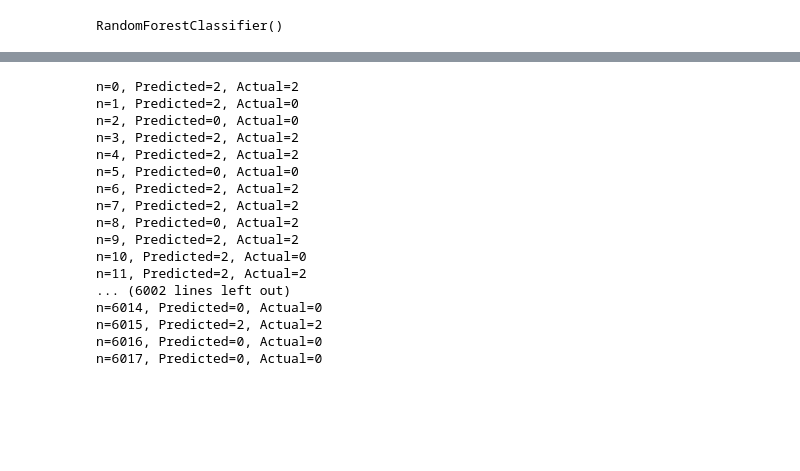
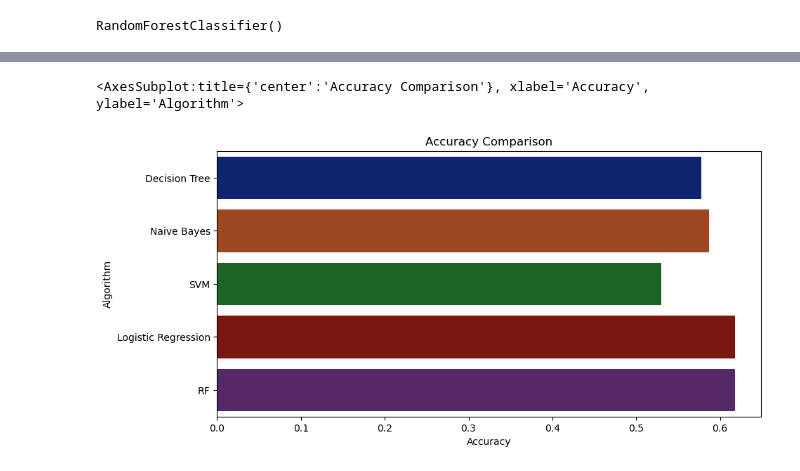
Before and after one commit to ribells/ach-bru, a Jupyter notebook: fourth-notebook.ipynb, the cells around one changed output, grey strips where cells are left out. Drawn from its saved outputs; the diff is of its cells as text; code cells hidden in the pictures; blank space fills up the shorter version.

```diff
--- a/fourth-notebook.ipynb
+++ b/fourth-notebook.ipynb
@@ -250,0 +251,4 @@ print(y_train)
+# %%
+# Initialzing empty lists to append all model's name and corresponding name
+acc = []
+model = []
@@ -250,0 +341,17 @@ print(y_train)
+# %%
+#Use a Logistic Regression machine learning algorithm
+
+from sklearn.linear_model import LogisticRegression
+
+LogReg = LogisticRegression(random_state=2)
+
+LogReg.fit(X_train, y_train)
+
+predicted_values = LogReg.predict(X_test)
+
+x = metrics.accuracy_score(y_test, predicted_values)
+acc.append(x)
+model.append('Logistic Regression')
+print("Logistic Regression's Accuracy is: ", x)
+
+print(classification_report(y_test, predicted_values))
@@ -271,0 +394,10 @@ y_predict = clf.predict(X_test)
+# %%
+# make predictions
+y_predict = clf.predict(X_test)
+
+x = metrics.accuracy_score(y_test, predicted_values)
+acc.append(x)
+model.append('Random Forest')
+print("Random Forest's Accuracy is: ", x)
+
+print(classification_report(y_test, predicted_values))
@@ -306,25 +440,14 @@ y_predict = svc.predict(X_test)
-# %%
-# show the inputs and predicted outputs
-i=0
-
-for winner in y_test:
-    print("n=%s, Predicted=%s, Actual=%s" % (i, y_predict[i], winner))
-    i=i+1
-# %% [output]
-n=0, Predicted=2, Actual=2
-n=1, Predicted=2, Actual=0
-n=2, Predicted=0, Actual=0
-n=3, Predicted=2, Actual=2
-n=4, Predicted=2, Actual=2
-n=5, Predicted=0, Actual=0
-n=6, Predicted=2, Actual=2
-n=7, Predicted=2, Actual=2
-n=8, Predicted=0, Actual=2
-n=9, Predicted=2, Actual=2
-n=10, Predicted=2, Actual=0
-n=11, Predicted=2, Actual=2
-... (6002 lines left out)
-n=6014, Predicted=0, Actual=0
-n=6015, Predicted=2, Actual=2
-n=6016, Predicted=0, Actual=0
-n=6017, Predicted=0, Actual=0
+# %%
+#show an accuracy comparison
+
+import matplotlib.pyplot as plt
+import seaborn as sns
+
+plt.figure(figsize=[10,5],dpi = 100)
+plt.title('Accuracy Comparison')
+plt.xlabel('Accuracy')
+plt.ylabel('Algorithm')
+sns.barplot(x = acc,y = model,palette='dark')
+# %% [output]
+<AxesSubplot:title={'center':'Accuracy Comparison'}, xlabel='Accuracy', ylabel='Algorithm'>
+[figure, added]
```
Also changed, not shown: parts of 10 cells of this notebook.
